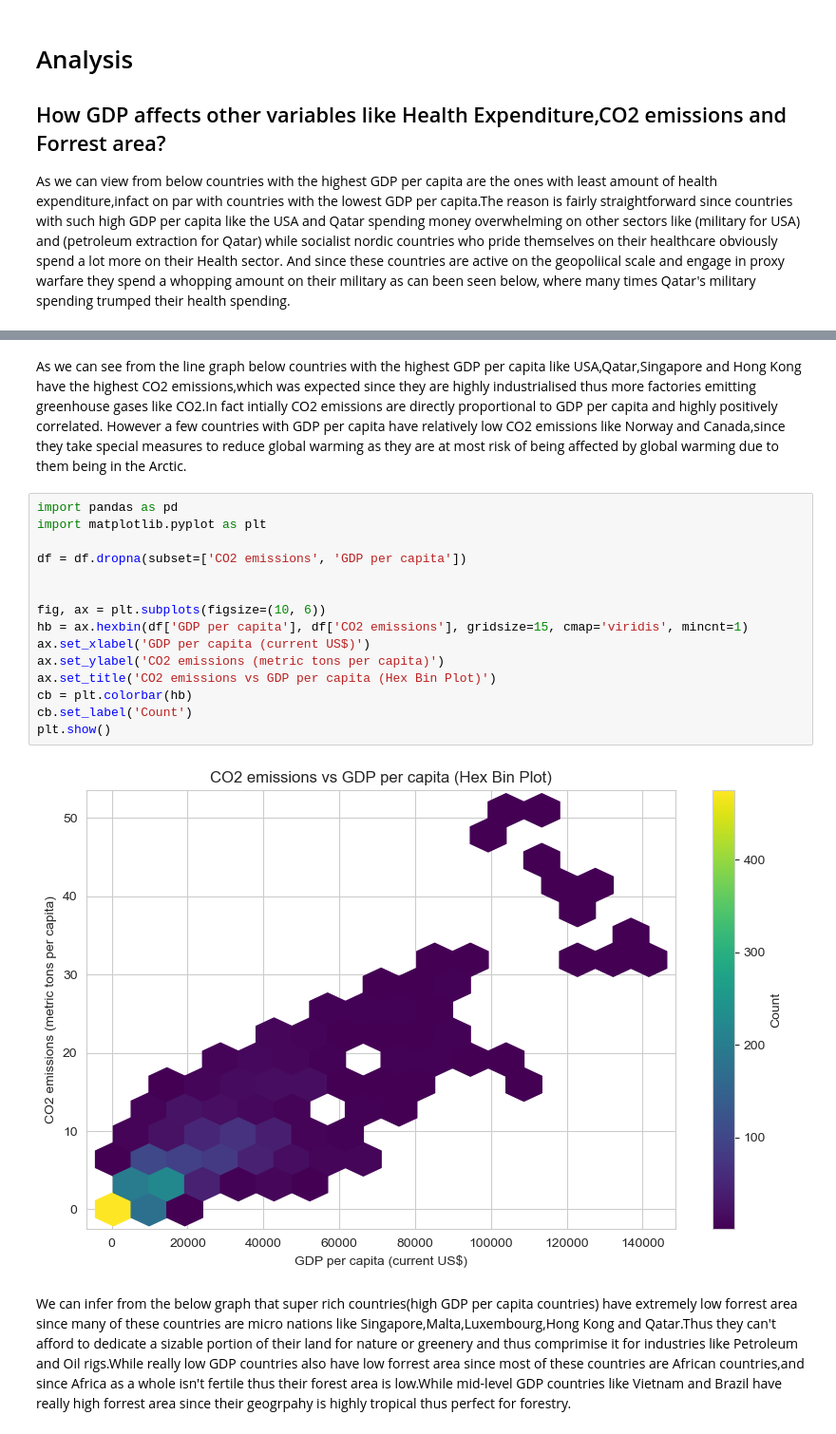
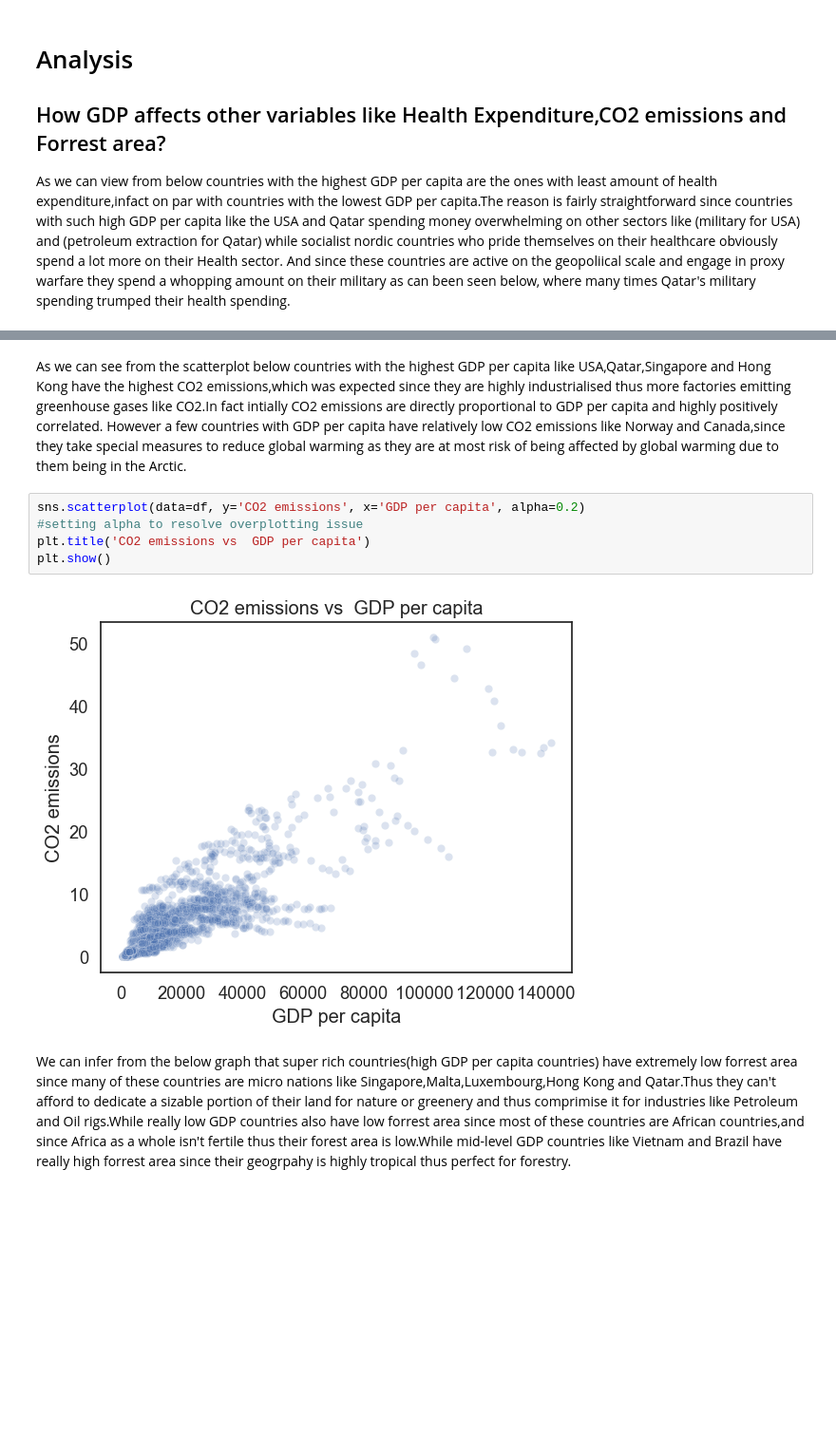
Before and after one commit to ubco-W2022T2-data301/project-group-group28, a Jupyter notebook: analysis/analysis3.ipynb, the cells around one changed output, grey strips where cells are left out. Shown: that part at 95% size. Drawn from its saved outputs; the diff is of its cells as text; blank space fills up the shorter version.

```diff
--- a/analysis/analysis3.ipynb
+++ b/analysis/analysis3.ipynb
@@ -208,22 +207,12 @@ plt.show()
 # %% [markdown]
-As we can see from the line graph below countries with the highest GDP per capita like USA,Qatar,Singapore and Hong Kong have the highest CO2 emissions,which was expected since they are highly industrialised thus more factories emitting greenhouse gases like CO2.In fact intially CO2 emissions are directly proportional to GDP per capita and highly positively correlated. However a few countries with GDP per capita have relatively low CO2 emissions like Norway and Canada,since they take special measures to reduce global warming as they are at most risk of being affected by global warming due to them being in the Arctic.
+As we can see from the scatterplot  below countries with the highest GDP per capita like USA,Qatar,Singapore and Hong Kong have the highest CO2 emissions,which was expected since they are highly industrialised thus more factories emitting greenhouse gases like CO2.In fact intially CO2 emissions are directly proportional to GDP per capita and highly positively correlated. However a few countries with GDP per capita have relatively low CO2 emissions like Norway and Canada,since they take special measures to reduce global warming as they are at most risk of being affected by global warming due to them being in the Arctic.
-# %%
-import pandas as pd
-import matplotlib.pyplot as plt
-
-df = df.dropna(subset=['CO2 emissions', 'GDP per capita'])
-
-
-fig, ax = plt.subplots(figsize=(10, 6))
-hb = ax.hexbin(df['GDP per capita'], df['CO2 emissions'], gridsize=15, cmap='viridis', mincnt=1)
-ax.set_xlabel('GDP per capita (current US$)')
-ax.set_ylabel('CO2 emissions (metric tons per capita)')
-ax.set_title('CO2 emissions vs GDP per capita (Hex Bin Plot)')
-cb = plt.colorbar(hb)
-cb.set_label('Count')
-plt.show()
-# %% [output]
-[figure, removed]
+# %%
+sns.scatterplot(data=df, y='CO2 emissions', x='GDP per capita', alpha=0.2)
+#setting alpha to resolve overplotting issue
+plt.title('CO2 emissions vs  GDP per capita')
+plt.show()
+# %% [output]
+[figure, added]
 # %% [markdown]
 We can infer from the below graph that super rich countries(high GDP per capita countries) have extremely low forrest area since many of these countries are micro nations like Singapore,Malta,Luxembourg,Hong Kong and Qatar.Thus they can't afford to dedicate a sizable portion of their land for nature or greenery and thus comprimise it for industries like Petroleum and Oil rigs.While really low GDP countries also have low forrest area since most of these countries are African countries,and since Africa as a whole isn't fertile thus their forest area is low.While mid-level GDP countries like Vietnam and Brazil have really high forrest area since their geogrpahy is highly tropical thus perfect for forestry.
 # %%
```
Also changed, not shown: parts of 4 cells of this notebook.
